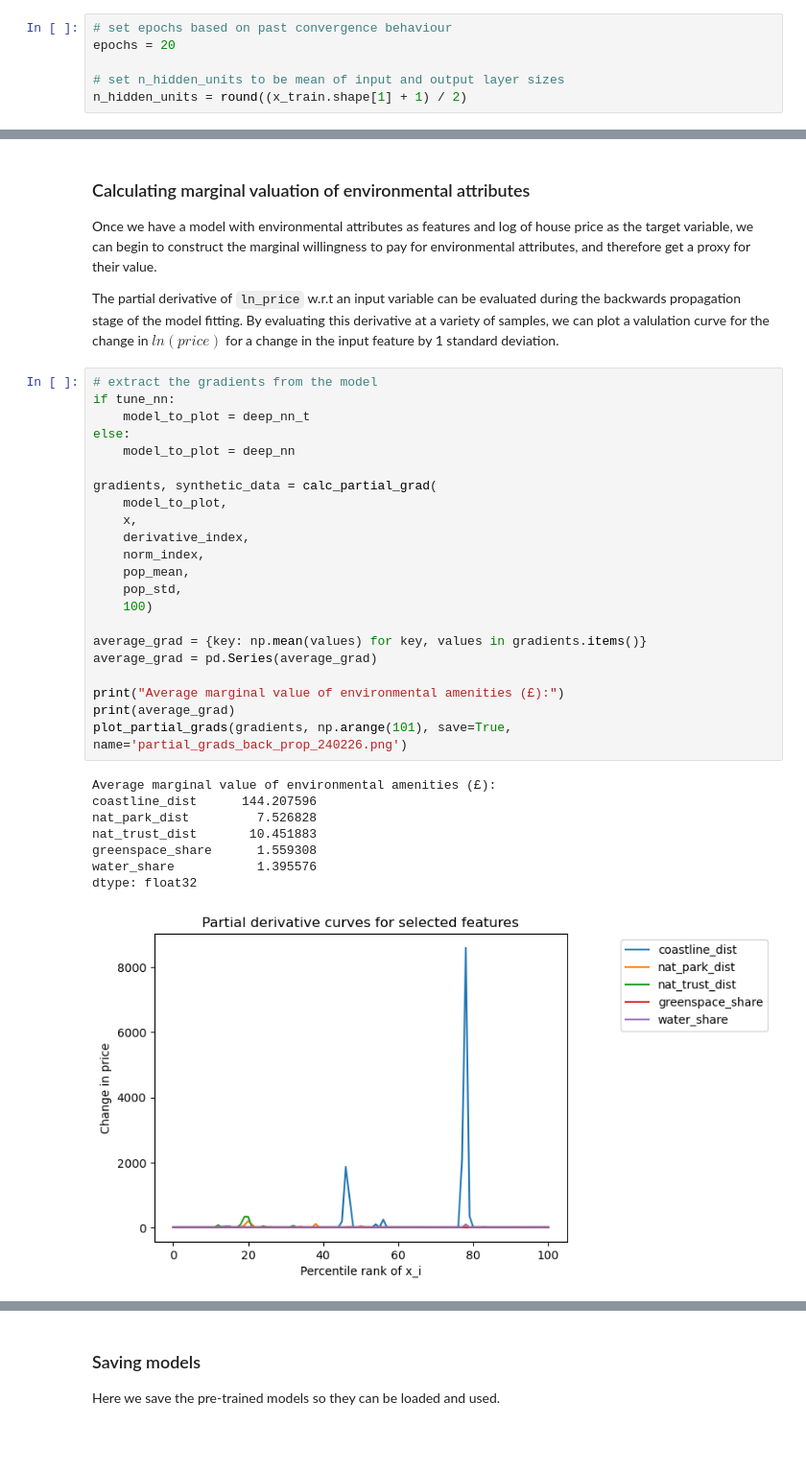
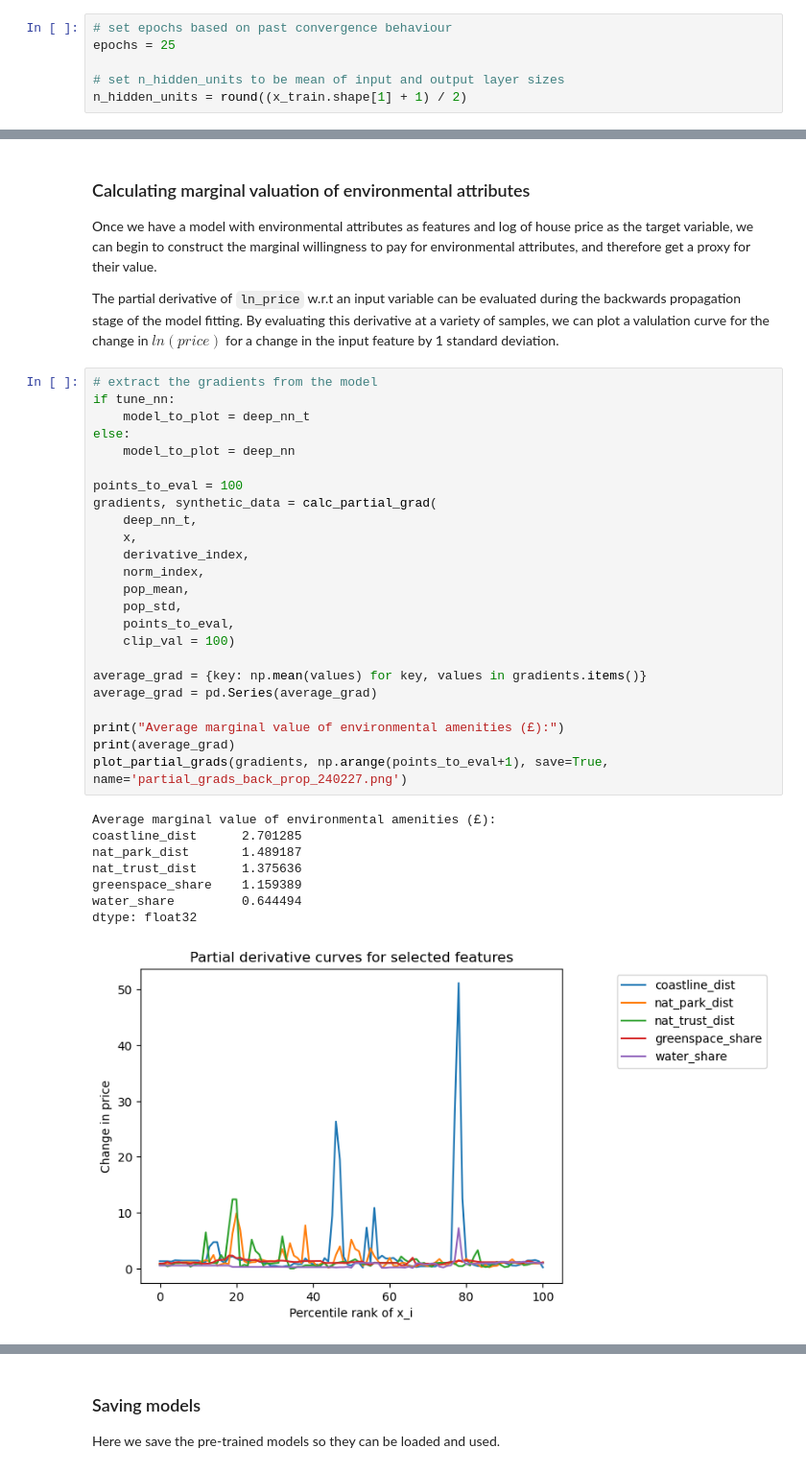
Before and after one commit to fgallagher27/GreenValueNet, a Jupyter notebook: GreenValueNet.ipynb, the cells around one changed output, grey strips where cells are left out. Shown: that part at 96% size. Cells and saved outputs as stored; diff of their text form; blank space fills up the shorter version.

Commit message:
update model runs

```diff
--- a/GreenValueNet.ipynb
+++ b/GreenValueNet.ipynb
@@ -133,7 +133,7 @@ plot_loss(xgb_model, validation_data=(x_dev, y_dev), metric=mean_squared_error)
 We know build some neural networks. Number of epochs, hidden layers, and nodes in hidden layers is initially set with rules of thumb but then optimiszed using hyperparameter tuning.
 # %%
 # set epochs based on past convergence behaviour
-epochs = 20
+epochs = 25
 
 # set n_hidden_units to be mean of input and output layer sizes
 n_hidden_units = round((x_train.shape[1] + 1) / 2)
@@ -362,32 +419,34 @@ The partial derivative of `ln_price` w.r.t an input variable can be evaluated du
 # %%
 # extract the gradients from the model
 if tune_nn:
     model_to_plot = deep_nn_t
 else:
     model_to_plot = deep_nn
 
+points_to_eval = 100
 gradients, synthetic_data = calc_partial_grad(
-    model_to_plot,
+    deep_nn_t,
     x,
     derivative_index,
     norm_index,
     pop_mean,
     pop_std,
-    100)
+    points_to_eval,
+    clip_val = 100)
 
 average_grad = {key: np.mean(values) for key, values in gradients.items()}
 average_grad = pd.Series(average_grad)
 
 print("Average marginal value of environmental amenities (£):")
 print(average_grad)
-plot_partial_grads(gradients, np.arange(101), save=True, name='partial_grads_back_prop_240226.png')
+plot_partial_grads(gradients, np.arange(points_to_eval+1), save=True, name='partial_grads_back_prop_240227.png')
 # %% [output]
 Average marginal value of environmental amenities (£):
-coastline_dist      144.207596
-nat_park_dist         7.526828
-nat_trust_dist       10.451883
-greenspace_share      1.559308
-water_share           1.395576
+coastline_dist      2.701285
+nat_park_dist       1.489187
+nat_trust_dist      1.375636
+greenspace_share    1.159389
+water_share         0.644494
 dtype: float32
-[figure, old version]
+[figure, new version]
 # %%
```
Also changed, not shown: parts of 5 cells of this notebook, 5 other files.
